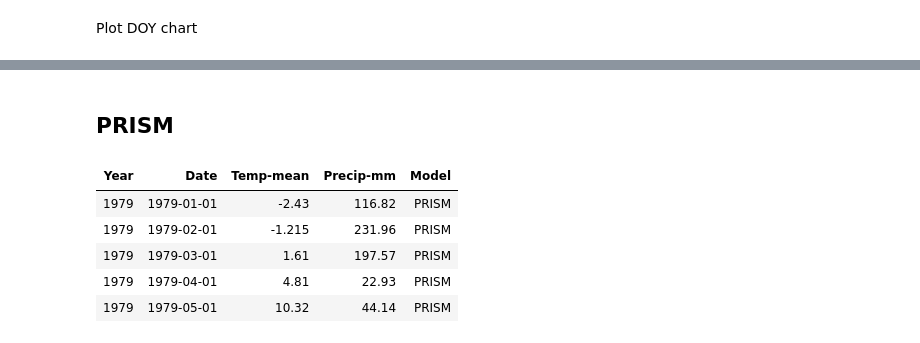
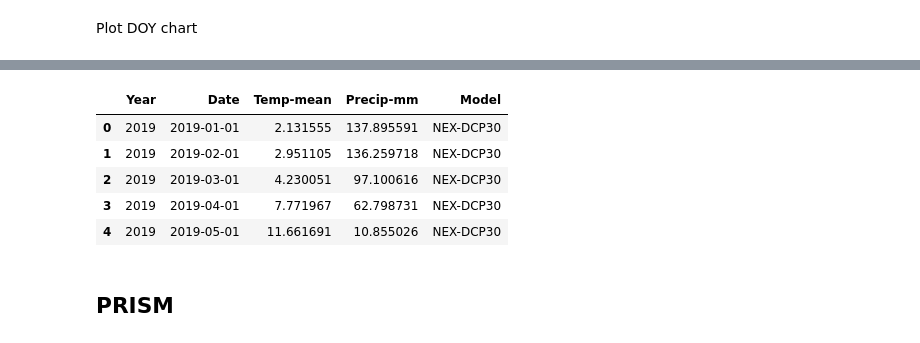
Before and after one commit to jdbcode/G4G19, a Jupyter notebook: time-series-visualization.ipynb, the cells around one changed output, grey strips where cells are left out. Saved outputs shown, nothing was run; the diff lists cells and outputs as text; code cells hidden in the pictures.

```diff
--- a/time-series-visualization.ipynb
+++ b/time-series-visualization.ipynb
@@ -562,0 +668,28 @@ pointDcpDf.head(5).style.hide_index()
+# %%
+dcp = ee.ImageCollection("NASA/NEX-DCP30_ENSEMBLE_STATS") \
+  .select(['tasmax_median','tasmin_median', 'pr_median']) \
+  .filter(ee.Filter.And(
+    ee.Filter.eq('scenario', 'rcp85'),
+    ee.Filter.date('2019-01-01', '2070-01-01')))
+
+def calcMeanTemp(img):
+  return(img.select('tasmax_median') \
+    .add(img.select('tasmin_median')) \
+    .divide(ee.Image.constant(2.0)) \
+    .addBands(img.select('pr_median')) \
+    .rename(['Temp-mean', 'Precip-rate']) \
+    .copyProperties(img, img.propertyNames()))
+
+dcp = dcp.map(calcMeanTemp)
+# %%
+# reset global args
+reReArgs['reducer'] = ee.Reducer.first()
+reReArgs['scale'] = 5000
+reReArgs['geometry'] = point
+
+# Get a list containing a series of lists, one for each property given.
+pointDcpList = getReReList(dcp, ['Year', 'Date', 'Temp-mean', 'Precip-rate'])
+# %%
+cols = {'Year': int, 'Date': str, 'Temp-mean': float, 'Precip-rate': float}
+pointDcpDf = eeList2Df(pointDcpList, cols)
+pointDcpDf.head(5)
@@ -563,2 +703,15 @@ pointDcpDf.head(5).style.hide_index()
+# %%
+pointDcpDf['Precip-mm'] = pointDcpDf['Precip-rate']*86400*30
+pointDcpDf['Temp-mean'] = pointDcpDf['Temp-mean']-273.15
+pointDcpDf['Model'] = 'NEX-DCP30'
+pointDcpDf = pointDcpDf.drop('Precip-rate', 1)
+pointDcpDf.head(5)
+# %% [output]
+|  | Year | Date | Temp-mean | Precip-mm | Model |
+| 0 | 2019 | 2019-01-01 | 2.131555 | 137.895591 | NEX-DCP30 |
+| 1 | 2019 | 2019-02-01 | 2.951105 | 136.259718 | NEX-DCP30 |
+| 2 | 2019 | 2019-03-01 | 4.230051 | 97.100616 | NEX-DCP30 |
+| 3 | 2019 | 2019-04-01 | 7.771967 | 62.798731 | NEX-DCP30 |
+| 4 | 2019 | 2019-05-01 | 11.661691 | 10.855026 | NEX-DCP30 |
 # %% [markdown]
 ## PRISM
@@ -598,14 +717,0 @@ pointPrimsList = pointPrimsList.getInfo()
-# %%
-pointPrimsDf = pd.DataFrame(pointPrimsList)
-pointPrimsDf = pointPrimsDf.transpose()
-pointPrimsDf.columns = ['Year', 'Date', 'Temp-mean', 'Precip-mm']
-pointPrimsDf = pointPrimsDf.astype({'Year': int, 'Date': str, 'Precip-mm': float, 'Temp-mean': float})
-pointPrimsDf['Model'] = 'PRISM'
-pointPrimsDf.head(5).style.hide_index()
-# %% [output]
-| Year | Date | Temp-mean | Precip-mm | Model |
-| 1979 | 1979-01-01 | -2.43 | 116.82 | PRISM |
-| 1979 | 1979-02-01 | -1.215 | 231.96 | PRISM |
-| 1979 | 1979-03-01 | 1.61 | 197.57 | PRISM |
-| 1979 | 1979-04-01 | 4.81 | 22.93 | PRISM |
-| 1979 | 1979-05-01 | 10.32 | 44.14 | PRISM |
```
Also changed, not shown: parts of 101 cells of this notebook.
